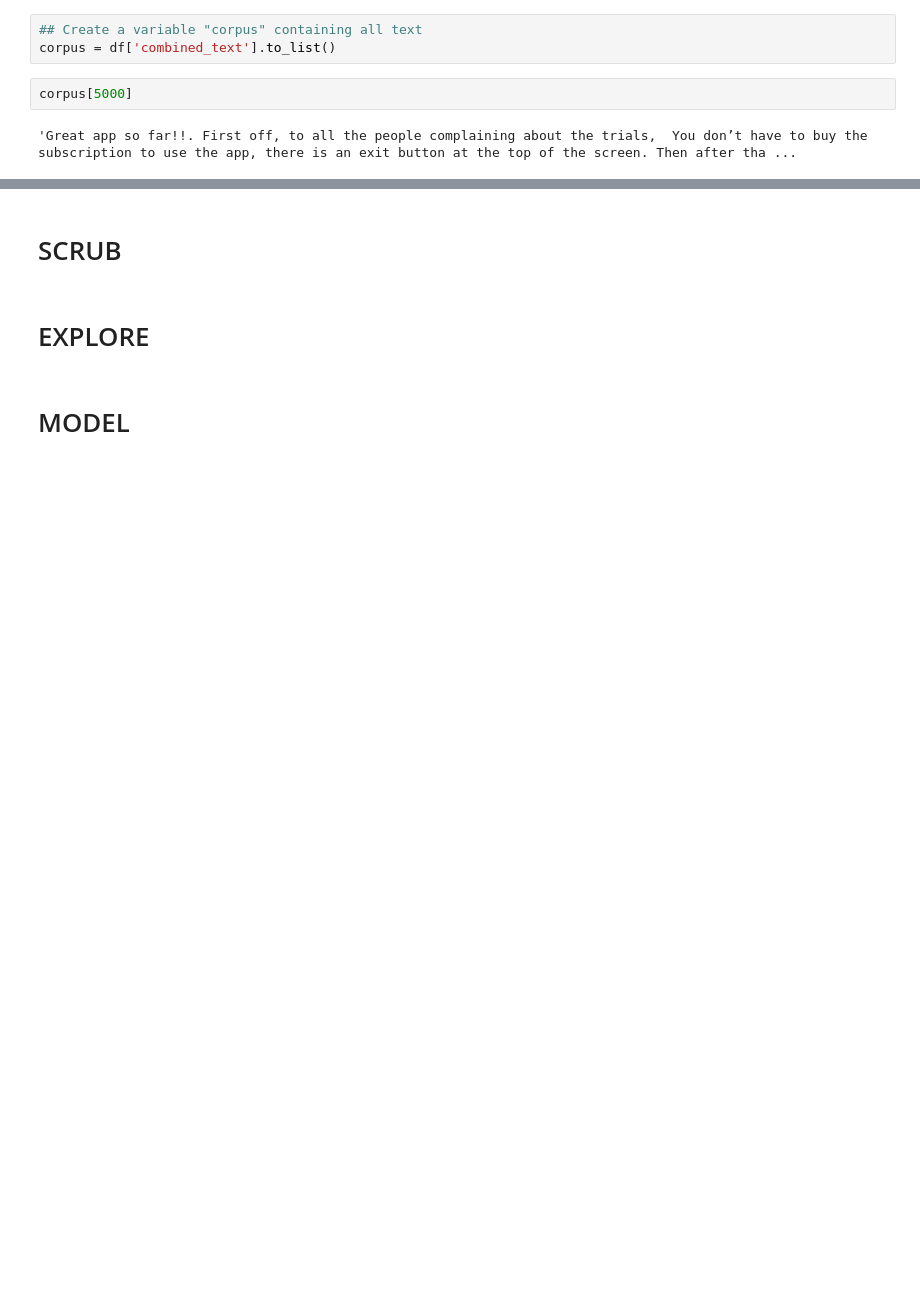
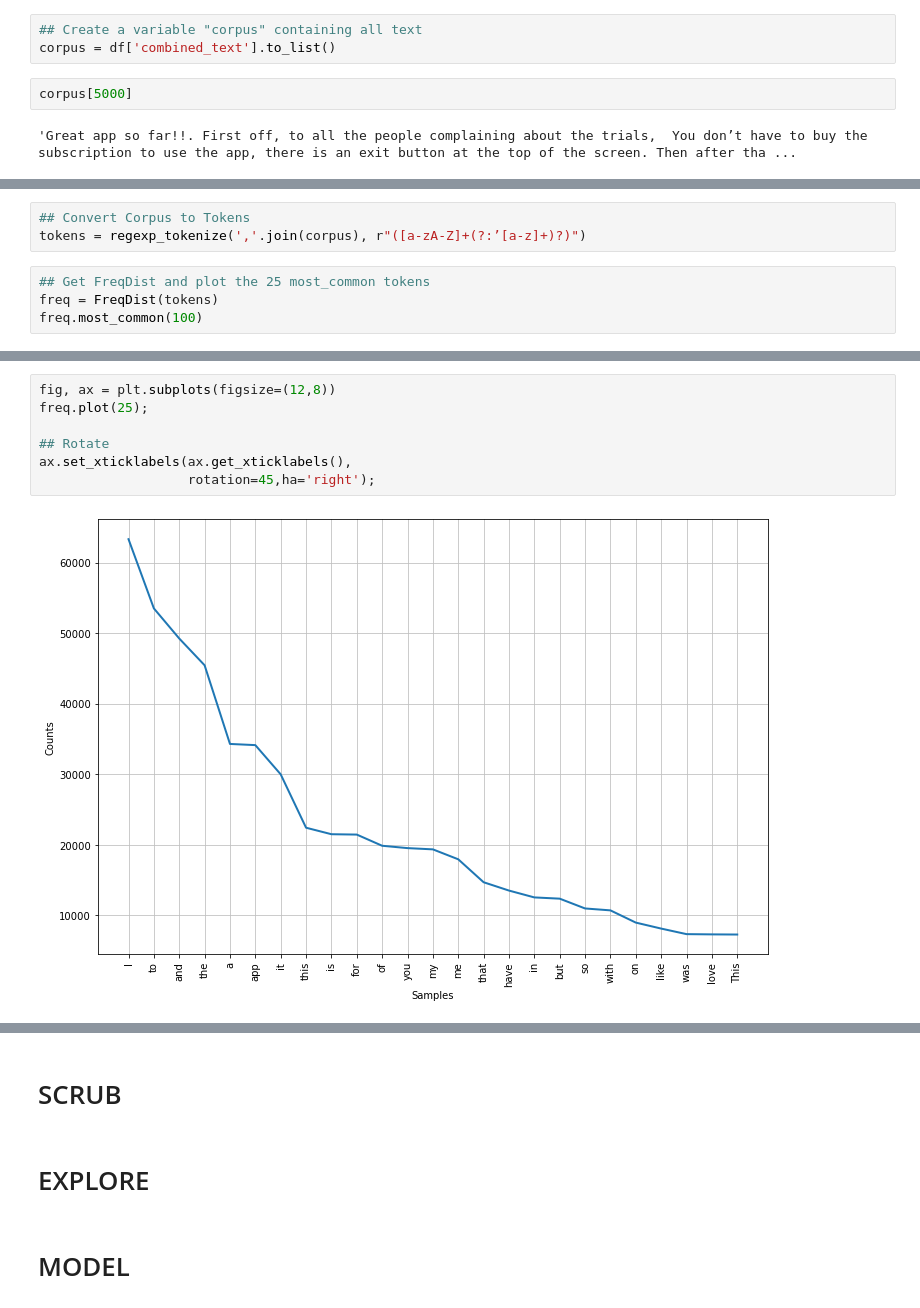
Before and after one commit to ds-leehanjin/app-reviews-nlp-sentiment-analysis, a Jupyter notebook: index_OSEMN.ipynb, the cells around one changed output, grey strips where cells are left out. Drawn from its saved outputs; the diff is of its cells as text; blank space fills up the shorter version.

```diff
--- a/index_OSEMN.ipynb
+++ b/index_OSEMN.ipynb
@@ -473,0 +488,7 @@ tokens = word_tokenize(','.join(corpus))
+# %%
+## Convert Corpus to Tokens
+tokens = regexp_tokenize(','.join(corpus), r"([a-zA-Z]+(?:’[a-z]+)?)")
+# %%
+## Get FreqDist and plot the 25 most_common tokens
+freq = FreqDist(tokens)
+freq.most_common(100)
@@ -473,0 +513,9 @@ tokens = word_tokenize(','.join(corpus))
+# %%
+fig, ax = plt.subplots(figsize=(12,8))
+freq.plot(25);
+
+## Rotate
+ax.set_xticklabels(ax.get_xticklabels(),
+                   rotation=45,ha='right');
+# %% [output]
+[figure, added]
```
Also changed, not shown: parts of 34 cells of this notebook, 1 other file.
